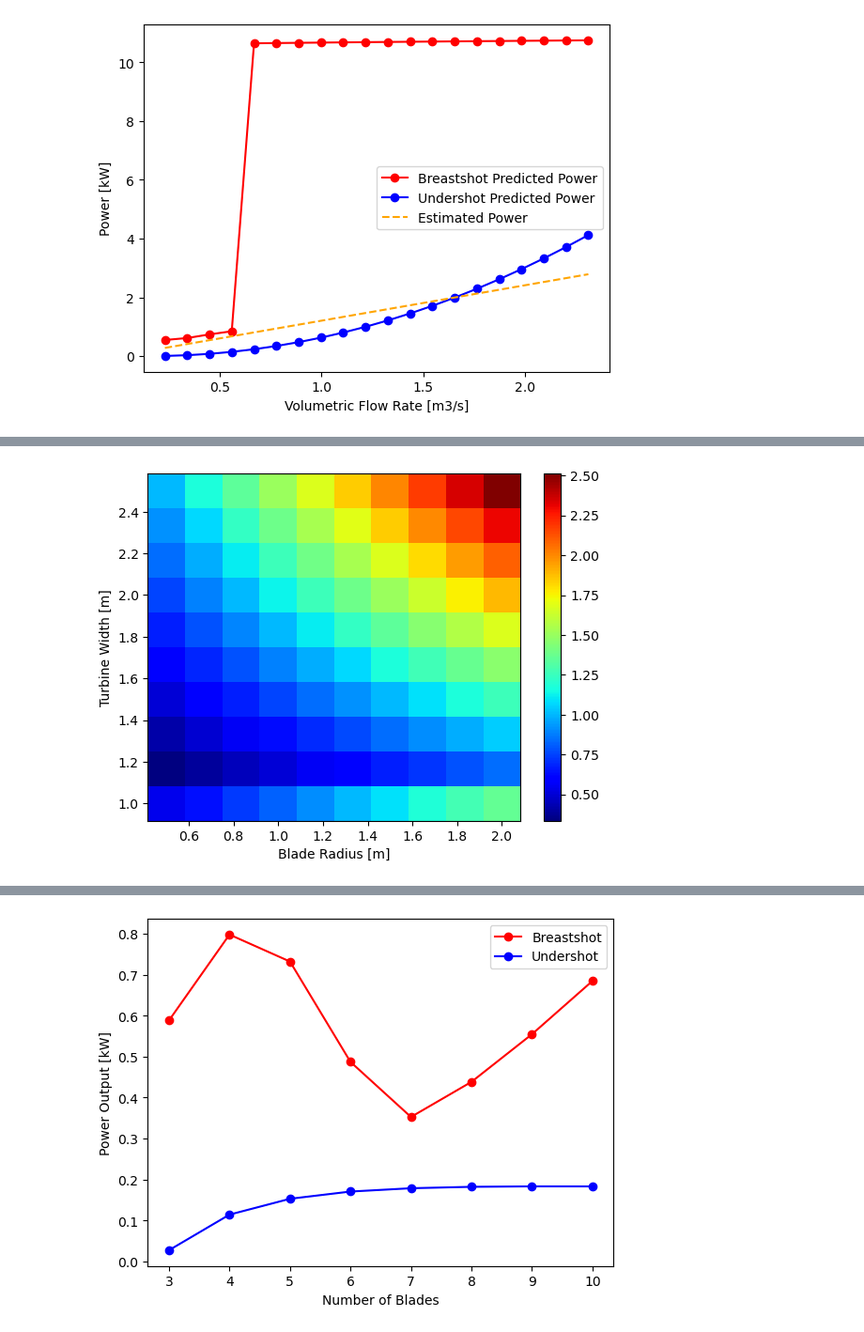
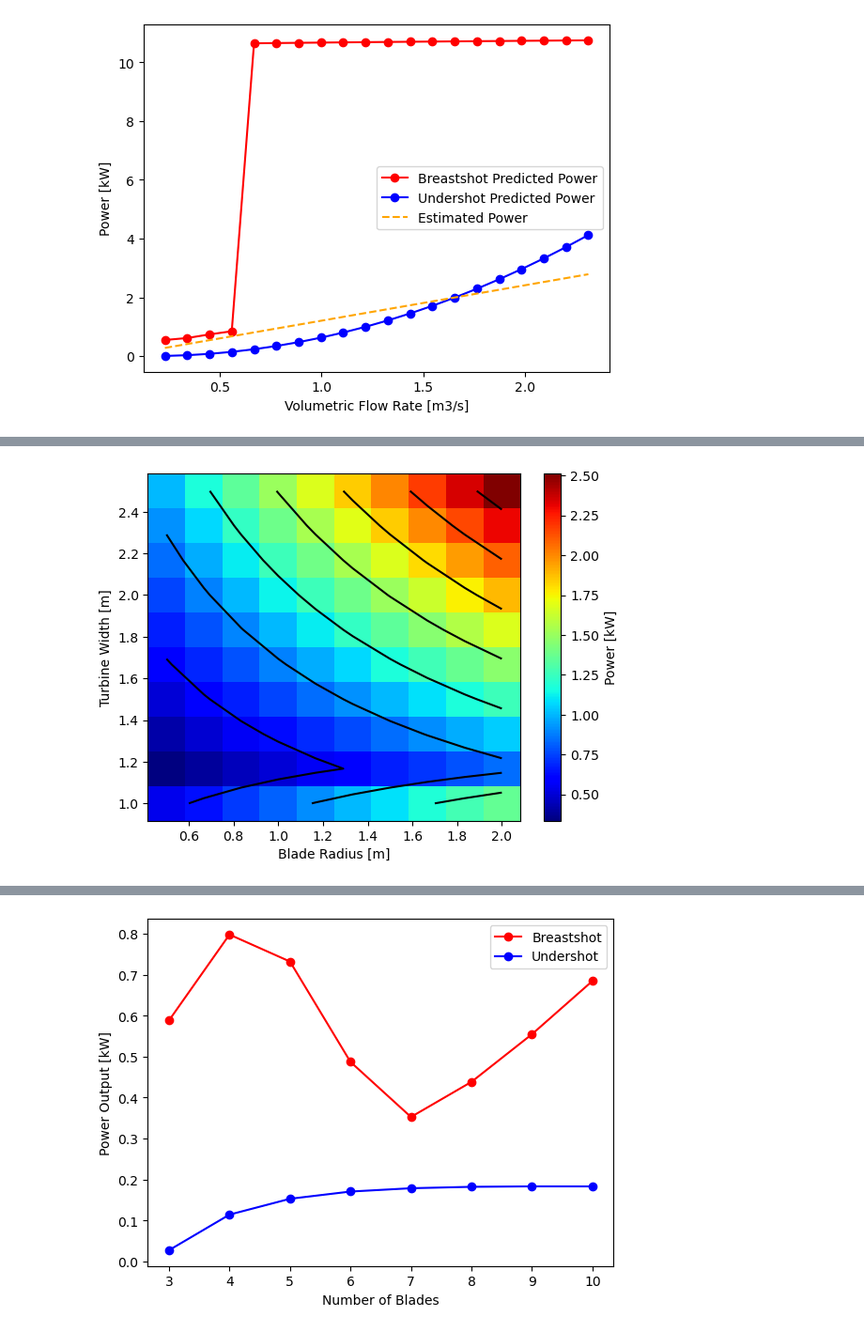
Before and after one commit to pilipb/DP4-code, a Jupyter notebook: graphing.ipynb, the cells around one changed output, grey strips where cells are left out. Shown at 94% size. Drawn from its saved outputs; the diff is of its cells as text; code cells hidden in the pictures.

```diff
--- a/graphing.ipynb
+++ b/graphing.ipynb
@@ -320,12 +318,14 @@ KeyboardInterrupt:
 # %%
 # plot the power vs dimension
 plt.pcolormesh(X, Y, np.reshape(power_list, (len(widths), len(radii))), cmap='jet')
-plt.colorbar()
+plt.colorbar(label='Power [kW]')
+# add contour lines
+plt.contour(X, Y, np.reshape(power_list, (len(widths), len(radii))), colors='black')
 plt.xlabel('Blade Radius [m]')
 plt.ylabel('Turbine Width [m]')
 plt.show()
 # %% [output]
-[figure, old version]
+[figure, new version]
 # %%
 # blade radius and turbine width vs power
 
```
Also changed, not shown: parts of 9 cells of this notebook, 10 other files.
